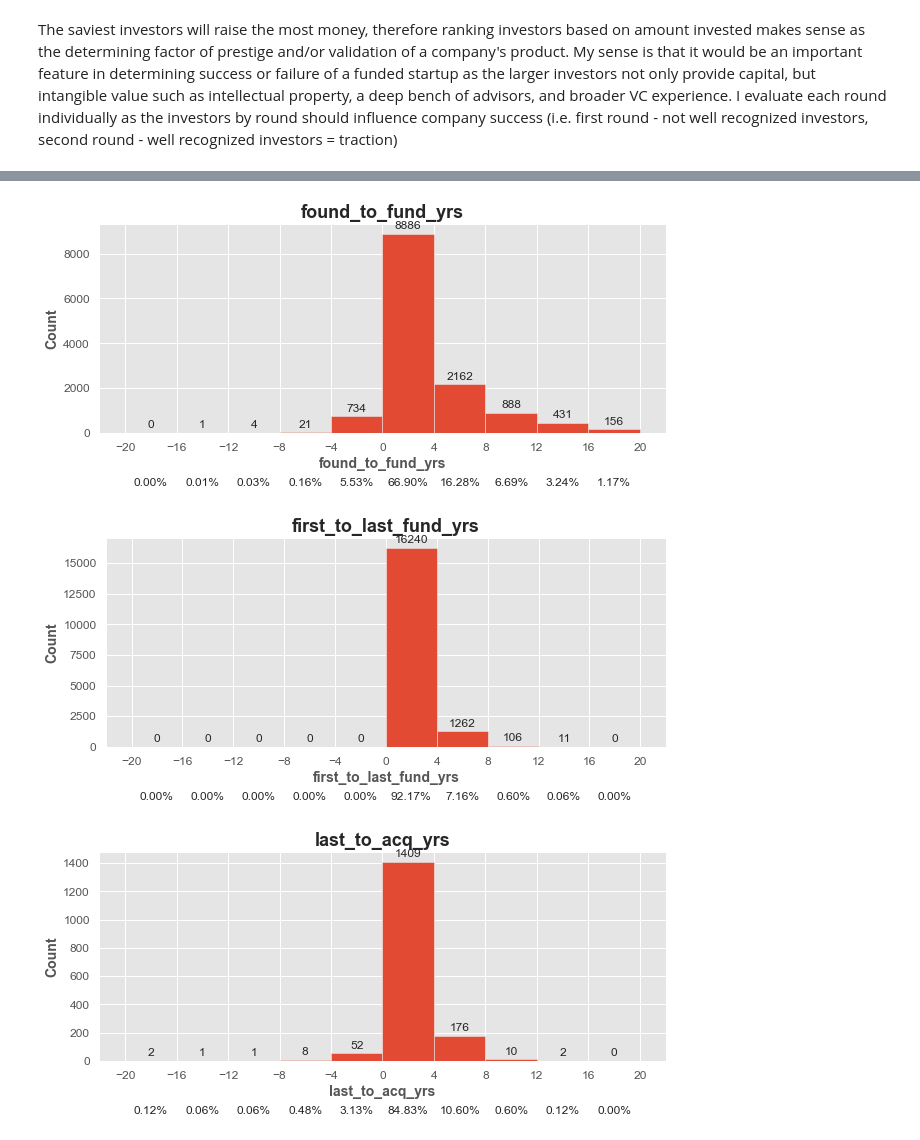
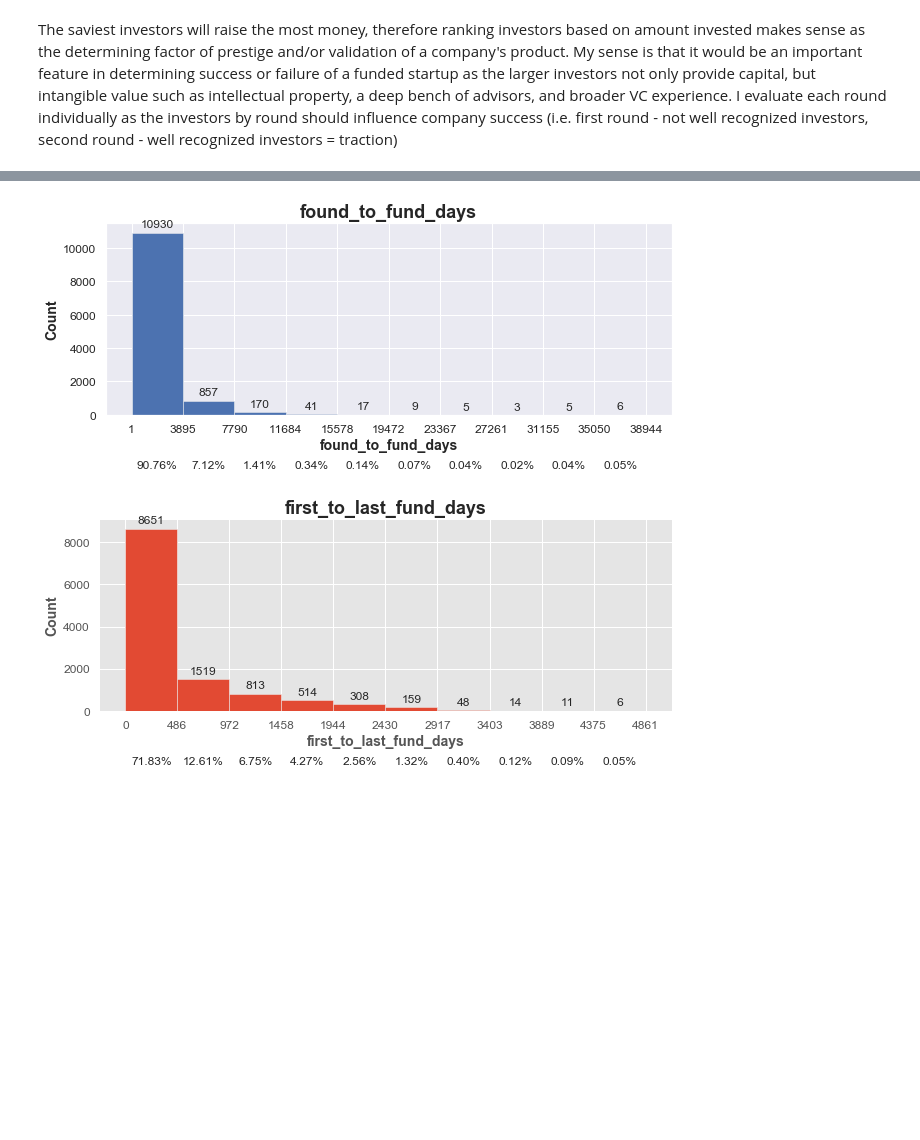
Before and after one commit to KKanoe/Projects, a Jupyter notebook: venture capital project/Venture Capital EDA.ipynb, the cells around one changed output, grey strips where cells are left out. Saved outputs shown, nothing was run; the diff lists cells and outputs as text; code cells hidden in the pictures; blank space fills up the shorter version.

```diff
--- a/venture capital project/Venture Capital EDA.ipynb
+++ b/venture capital project/Venture Capital EDA.ipynb
@@ -125,0 +135,31 @@ plt.show()
+# %%
+#Rounds graphs (raised amount by round)
+start_col_amt = ml_df.columns.get_loc('rdamt_1')
+end_col_amt =  ml_df.columns.get_loc('rdamt_14') + 1
+avg_by_rd = ml_df.iloc[:, start_col_amt:end_col_amt]
+avg_by_rd = avg_by_rd.replace(0, np.NaN)
+avg_by_rd = avg_by_rd.stack().reset_index(name='rd_amt').rename(columns={'level_1':'rd_id'})
+rd_ct = avg_by_rd.groupby('rd_id').count().reset_index().rename(columns={'index':'rd_id','rd_amt':'rd_ct'})#.drop(columns='company_name')
+avg_by_rd = avg_by_rd.groupby('rd_id')['rd_amt'].mean().round(2).reset_index().rename(columns={'rd_amt':'rd_amt_mean'})
+avg_by_rd = pd.merge(avg_by_rd, rd_ct, on='rd_id')
+avg_by_rd = avg_by_rd.sort_values('rd_ct', ascending=False)
+
+#Graph average amt raised for each rounds and append counts to top of bars
+fig, ax = plt.subplots(figsize=(15,7))
+ax.bar(avg_by_rd['rd_id'], avg_by_rd['rd_amt_mean'], color="blue")
+plt.title('Counts and Average Amount Raised Per Round')
+plt.xlabel('Round')
+plt.ylabel('Average Raised Amount (USD)')
+plt.setp(ax.get_xticklabels(), rotation=90)
+
+rects = ax.patches
+
+#Labels
+labels = avg_by_rd['rd_ct'].tolist()
+
+for rect, label in zip(rects, labels):
+    height = rect.get_height()
+    ax.text(rect.get_x() + rect.get_width() / 2, height + 2, label,
+            ha='center', va='bottom')
+
+plt.show()
@@ -140,15 +250,15 @@ plt.show()
 # %%
 #Look at potential time features to assess ranges
-time_df = comp_sum_df[['status','found_to_fund_yrs','first_to_last_fund_yrs','last_to_acq_yrs', 'found_to_acq_yrs','first_fund_to_acq_yrs']].set_index('status')
+time_df = comp_sum_df[['status','found_to_fund_days','first_to_last_fund_days']].set_index('status')
 
-time_df_sub = time_df.reset_index()
-time_df_sub = time_df_sub[time_df_sub['found_to_fund_yrs'] >= 0]
+#time_df_sub = time_df.reset_index()
+time_df_sub = time_df[time_df['found_to_fund_days'] > 0]
 
-for col in time_df.columns:
+for col in time_df_sub.columns:
 
     fig, ax = plt.subplots(figsize = (9,4))
     plt.style.use('ggplot')
-    counts, bins, patches = ax.hist(time_df[col], range=[-20, 20])
+    counts, bins, patches = ax.hist(time_df_sub[col])
     ax.set_xticks(bins)
     ax.tick_params(axis='x', direction='out', labelsize=12)
     ax.tick_params(axis='y', direction='out', labelsize=12)
@@ -159,33 +269,32 @@ for col in time_df.columns:
     bin_centers = 0.5 * np.diff(bins) + bins[:-1]
     for patch, count, x in zip(patches, counts, bin_centers):
         #Get x and y placement of label
         y_value = patch.get_height()
         x_value = patch.get_x() + patch.get_width() / 2
 
         #Number of points between bar and label
         space = 3
 
         #Vertical alignment of positive values
         va = 'bottom'
 
         #If value of bar is negative: place label below
         if y_value < 0:
             space *= -1
             va = 'top'
 
         #Use y-value as label and format number with zero decimal place
         label = "{:.0f}".format(y_value)
 
         #Create annotation
         plt.annotate(label, (x_value, y_value), xytext=(0, space), textcoords='offset points', ha='center', va=va, size=12)
 
         #Label the issuer percentages
         percent = '%00.2f%%' % (100* float(count) / counts.sum())
         ax.annotate(percent, xy=(x, 0), xycoords=('data', 'axes fraction'), xytext=(0, -45), textcoords='offset points',
                     va='top', ha='center', size=12)
 
     plt.tight_layout()
 # %% [output]
-[figure, old version]
+[figure, new version]
-[figure, old version]
+[figure, new version]
-[figure, removed]
```
Also changed, not shown: parts of 9 cells of this notebook.
